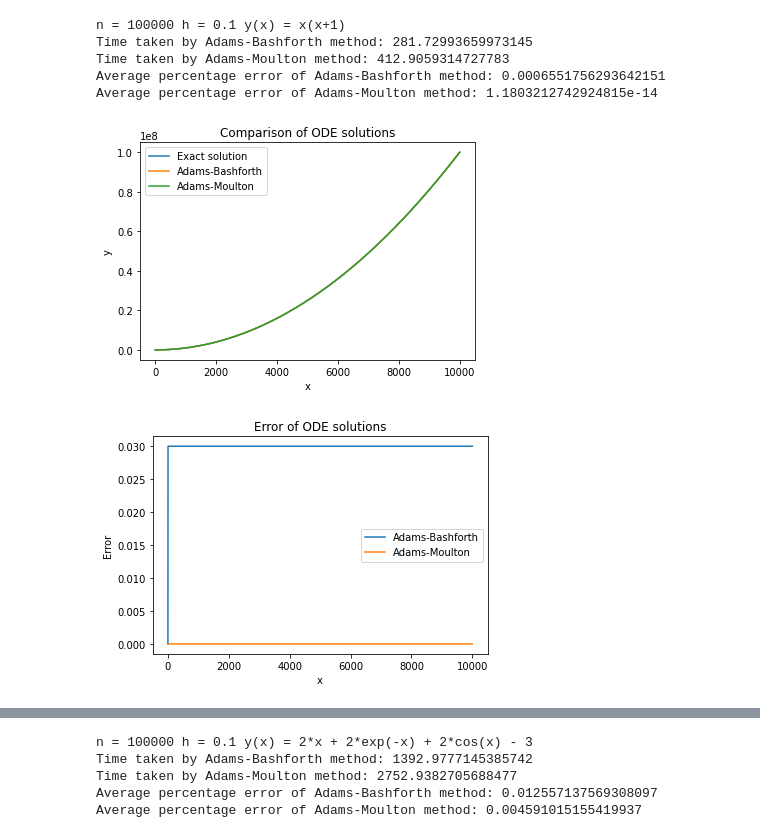
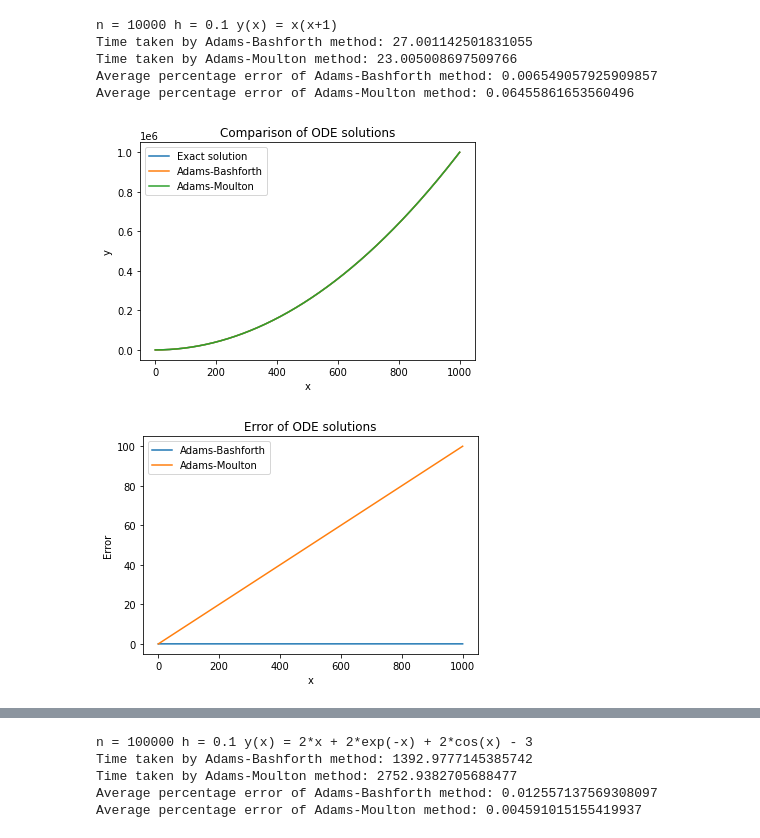
Before and after one commit to ThanawatTP/ode-estimation-errors-comparison, a Jupyter notebook: Python/PyAdamsMultiStep.ipynb, the cells around one changed output, grey strips where cells are left out. Saved outputs shown, nothing was run; the diff lists cells and outputs as text; code cells hidden in the pictures.

Commit message:
Julia 1order and 2order multistep using adam

```diff
--- a/Python/PyAdamsMultiStep.ipynb
+++ b/Python/PyAdamsMultiStep.ipynb
@@ -10,8 +10,8 @@ warnings.filterwarnings("ignore")
 h = 0.1
 n = 100
 n = 1000
-n = 10000
-n = 100000
+# n = 10000
+# n = 100000
 # %%
 # First-order ODE
 # Define the exact solution
@@ -53,17 +53,18 @@ def adams_bashforth(deriv_func, x0, y0, h, n):
 def adams_moulton(deriv_func, x0, y0, h, n):
     x = np.linspace(x0, x0+h*n, n+1)
     y_list = [y0]
-    # Use the Forward Euler method to compute initial points
-    for i in range(1,4):
-        y_next = y_list[-1] + h*deriv_func(x[i-1], y_list[-1])
-        y = y_list[-1] + h*(deriv_func(x[i], y_next) + deriv_func(x[i-1], y_list[-1]))/2
-        y_list.append(y)
+    # Use the Forward Euler method to compute the first point
+    y = y0 + h*deriv_func(x0, y0)
+    y_list.append(y)
     # Use the Adams-Moulton method to compute the rest of the points
-    for i in range(3, n):   #yn+2 (+1 for next y using Euler)
-        y_next = y_list[-1] + h*(5*deriv_func(x[i], y_list[-1]) + 8*deriv_func(x[i-1], y_list[-2]) - deriv_func(x[i-2], y_list[-3]))/12
-        y = y_list[-1] + h*(deriv_func(x[i+1], y_next) + deriv_func(x[i], y_list[-1]))/2
+    for i in range(2, n+1):
+        # predicted value of y at the next time step, using the Adams-Moulton method of order 2
+        y_pred = y_list[-1] + h*(deriv_func(x[i], y_list[-1]) + deriv_func(x[i-1], y_list[-2]))/2
+        # Corrector using Adams-Moulton method of order 2
+        y = y_list[-1] + h*deriv_func(x[i], y_pred)
         y_list.append(y)
     return np.array(y_list)
+
 
 # Set the initial conditions and parameters
 x0 = 0
@@ -88,40 +89,40 @@ tol_ab = np.abs(y_ab - y_exact)
 tol_am = np.abs(y_am - y_exact)
 
 plt.figure()
 plt.plot(x, y_exact, label='Exact solution')
 plt.plot(x, y_ab, label='Adams-Bashforth')
 plt.plot(x, y_am, label='Adams-Moulton')
 plt.xlabel('x')
 plt.ylabel('y')
 plt.title('Comparison of ODE solutions')
 plt.legend()
 
 plt.figure()
 plt.plot(x, tol_ab, label='Adams-Bashforth')
 plt.plot(x, tol_am, label='Adams-Moulton')
 plt.xlabel('x')
 plt.ylabel('Error')
 plt.title('Error of ODE solutions')
 plt.legend()
 
 print('n =',n,'h =',h,'y(x) = x(x+1)')
 print('Time taken by Adams-Bashforth method:', t_ab)
 print('Time taken by Adams-Moulton method:', t_am)
 
 APE_ab = np.mean(np.abs(tol_ab/y_exact)[1:])*100
 APE_am = np.mean(np.abs(tol_am/y_exact)[1:])*100
 
 # Print the results
 print('Average percentage error of Adams-Bashforth method:', APE_ab)
 print('Average percentage error of Adams-Moulton method:', APE_am)
 # %% [output]
-n = 100000 h = 0.1 y(x) = x(x+1)
-Time taken by Adams-Bashforth method: 281.72993659973145
-Time taken by Adams-Moulton method: 412.9059314727783
-Average percentage error of Adams-Bashforth method: 0.0006551756293642151
-Average percentage error of Adams-Moulton method: 1.1803212742924815e-14
+n = 10000 h = 0.1 y(x) = x(x+1)
+Time taken by Adams-Bashforth method: 27.001142501831055
+Time taken by Adams-Moulton method: 23.005008697509766
+Average percentage error of Adams-Bashforth method: 0.006549057925909857
+Average percentage error of Adams-Moulton method: 0.06455861653560496
-[figure, old version]
+[figure, new version]
-[figure, old version]
+[figure, new version]
 # %%
 # Define the exact solution
 def exact_solution(x):
```
Also changed, not shown: parts of 2 cells of this notebook, 1 other file.
